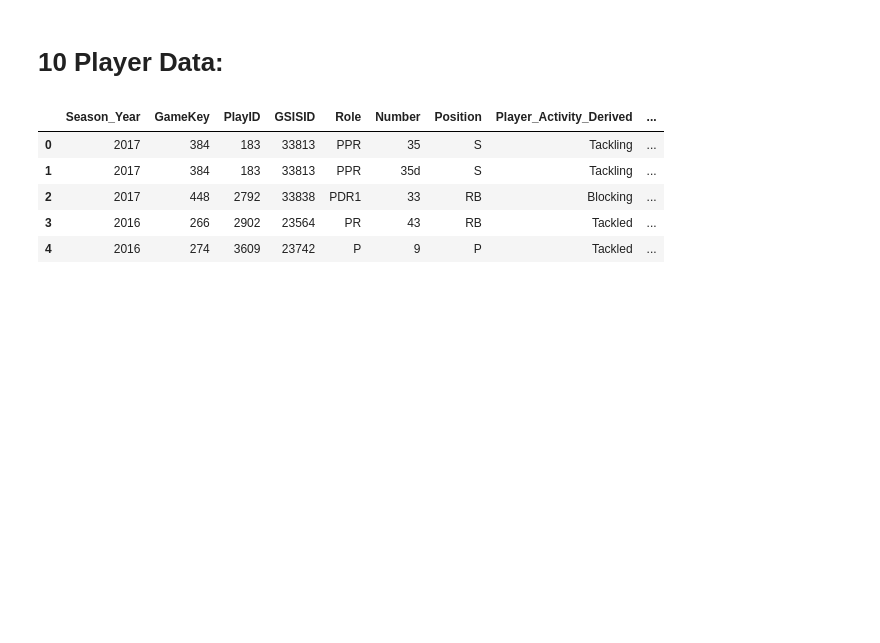
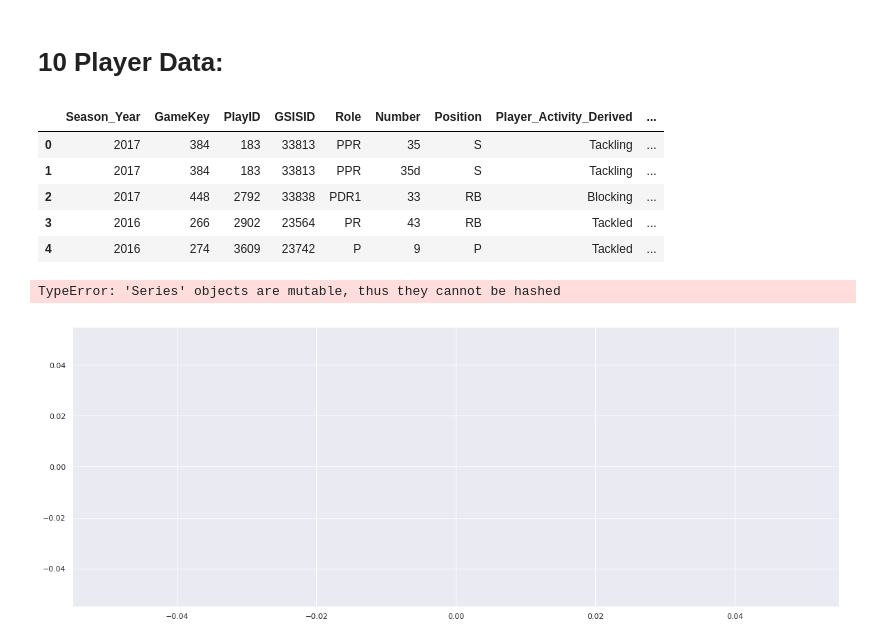
Before and after one commit to CJL89/NFL-Punt-Analysis, a Jupyter notebook: NFL_Punt_Analysis.ipynb, the cells around one changed output. Cells and saved outputs as stored; diff of their text form; code cells hidden in the pictures; blank space fills up the shorter version.

```diff
--- a/NFL_Punt_Analysis.ipynb
+++ b/NFL_Punt_Analysis.ipynb
@@ -751,3 +755,13 @@ player_data.head()
 | 2 | 2017 | 448 | 2792 | 33838 | PDR1 | 33 | RB | Blocking | ... |
 | 3 | 2016 | 266 | 2902 | 23564 | PR | 43 | RB | Tackled | ... |
 | 4 | 2016 | 274 | 3609 | 23742 | P | 9 | P | Tackled | ... |
+# %%
+activity_derived_count = player_data['Player_Activity_Derived'].value_counts()
+impact_type_count = player_data['Primary_Impact_Type'].value_counts()
+
+plt.figure(figsize=(20, 7.5))
+
+_ = sns.lineplot(player_data['Player_Activity_Derived'], player_data['Player_Activity_Derived'].value_counts)
+# %% [output]
+TypeError: 'Series' objects are mutable, thus they cannot be hashed
+[figure, added]
```
Also changed, not shown: parts of 8 cells of this notebook.
